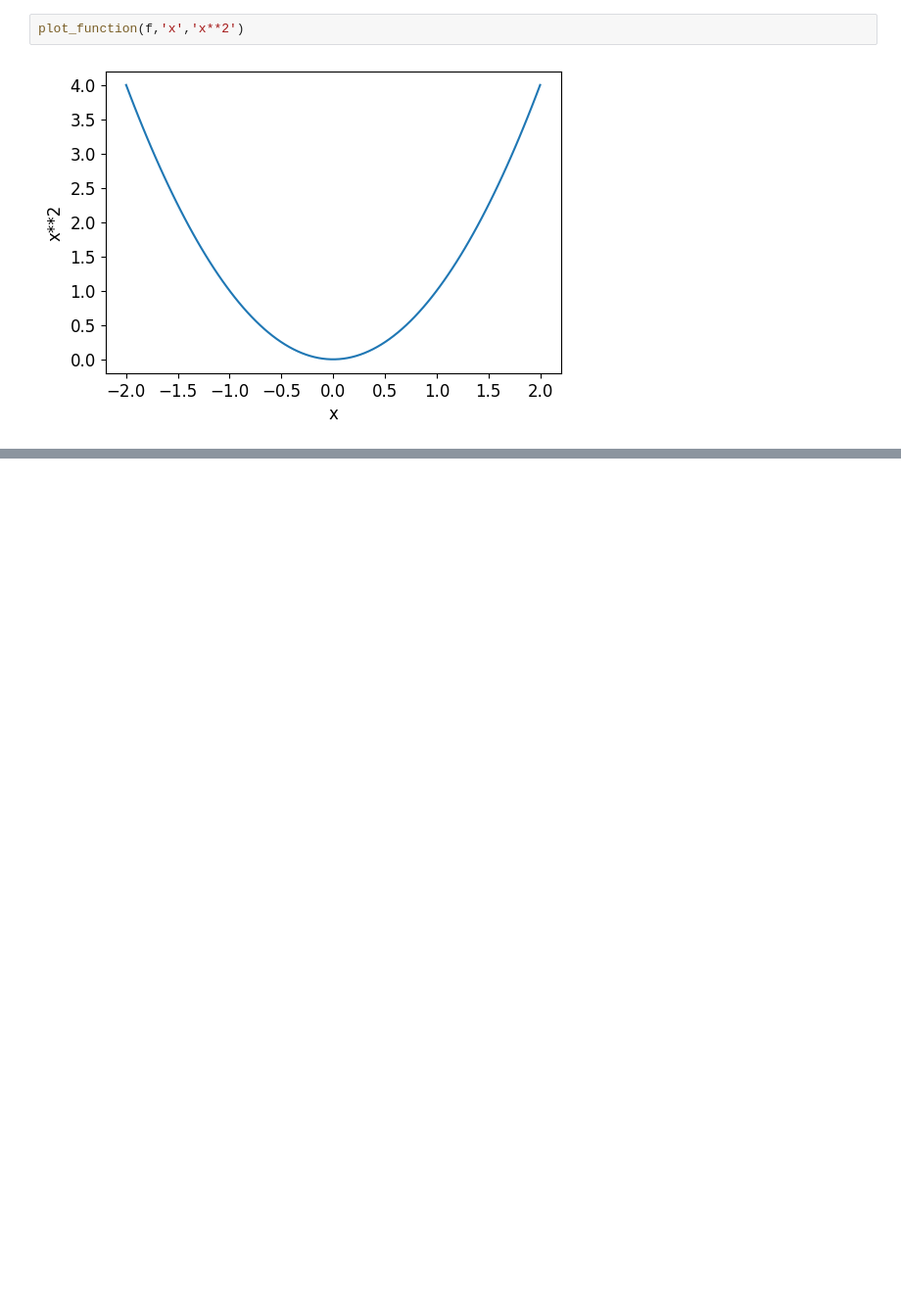
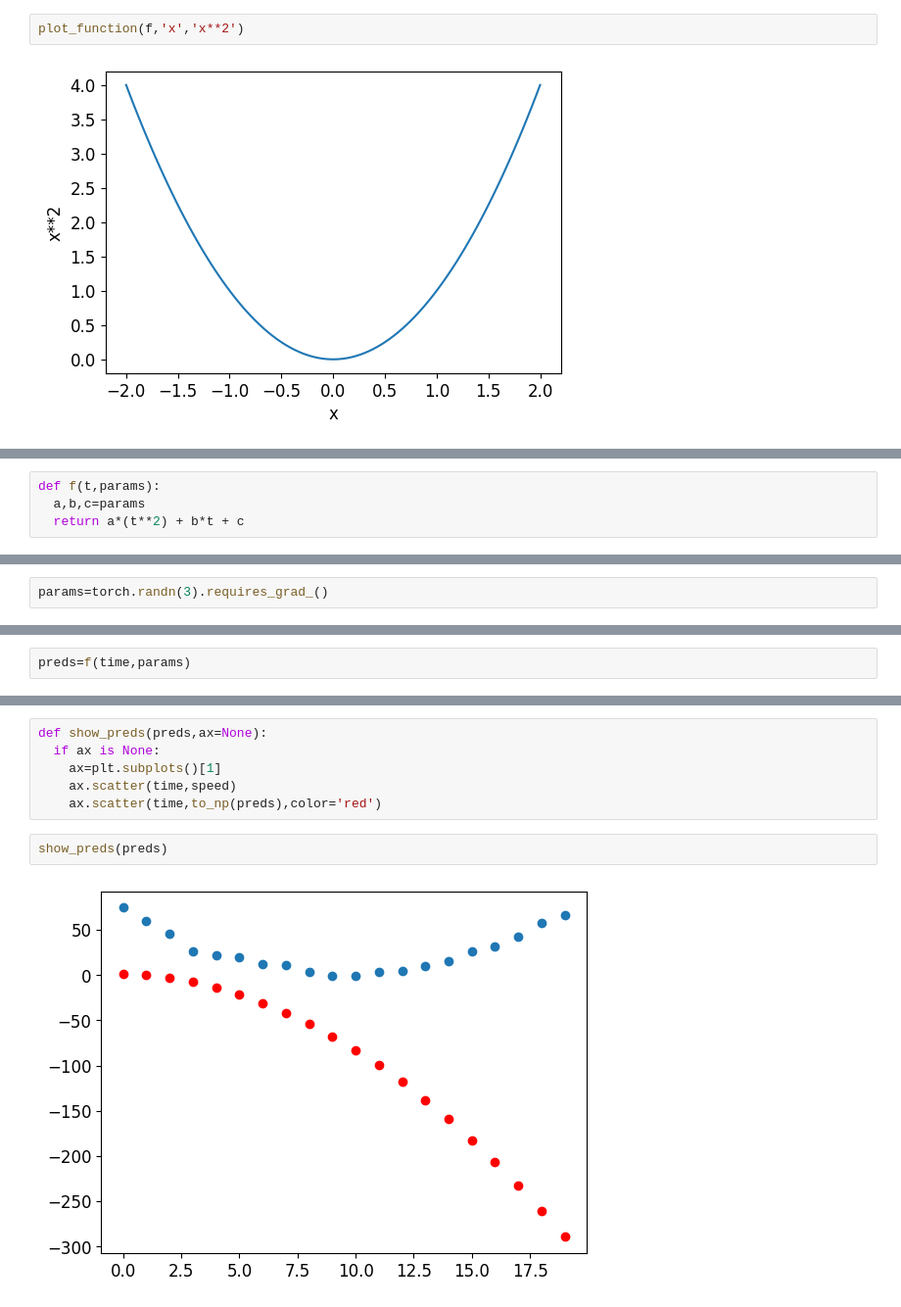
Before and after one commit to adi-bhatl-1998/fastai_practice, a Jupyter notebook: 3_and_7_chpter4.ipynb, the cells around one changed output, grey strips where cells are left out. Shown at 98% size. Cells and saved outputs as stored; diff of their text form; blank space fills up the shorter version.

```diff
--- a/3_and_7_chpter4.ipynb
+++ b/3_and_7_chpter4.ipynb
@@ -212,0 +224,4 @@ plot_function(f,'x','x**2')
+# %%
+def f(t,params):
+  a,b,c=params
+  return a*(t**2) + b*t + c
@@ -212,0 +231,2 @@ plot_function(f,'x','x**2')
+# %%
+params=torch.randn(3).requires_grad_()
@@ -212,0 +235,2 @@ plot_function(f,'x','x**2')
+# %%
+preds=f(time,params)
@@ -212,0 +246,10 @@ plot_function(f,'x','x**2')
+# %%
+def show_preds(preds,ax=None):
+  if ax is None:
+    ax=plt.subplots()[1]
+    ax.scatter(time,speed)
+    ax.scatter(time,to_np(preds),color='red')
+# %%
+show_preds(preds)
+# %% [output]
+[figure, added]
```
Also changed, not shown: parts of 76 cells of this notebook.
